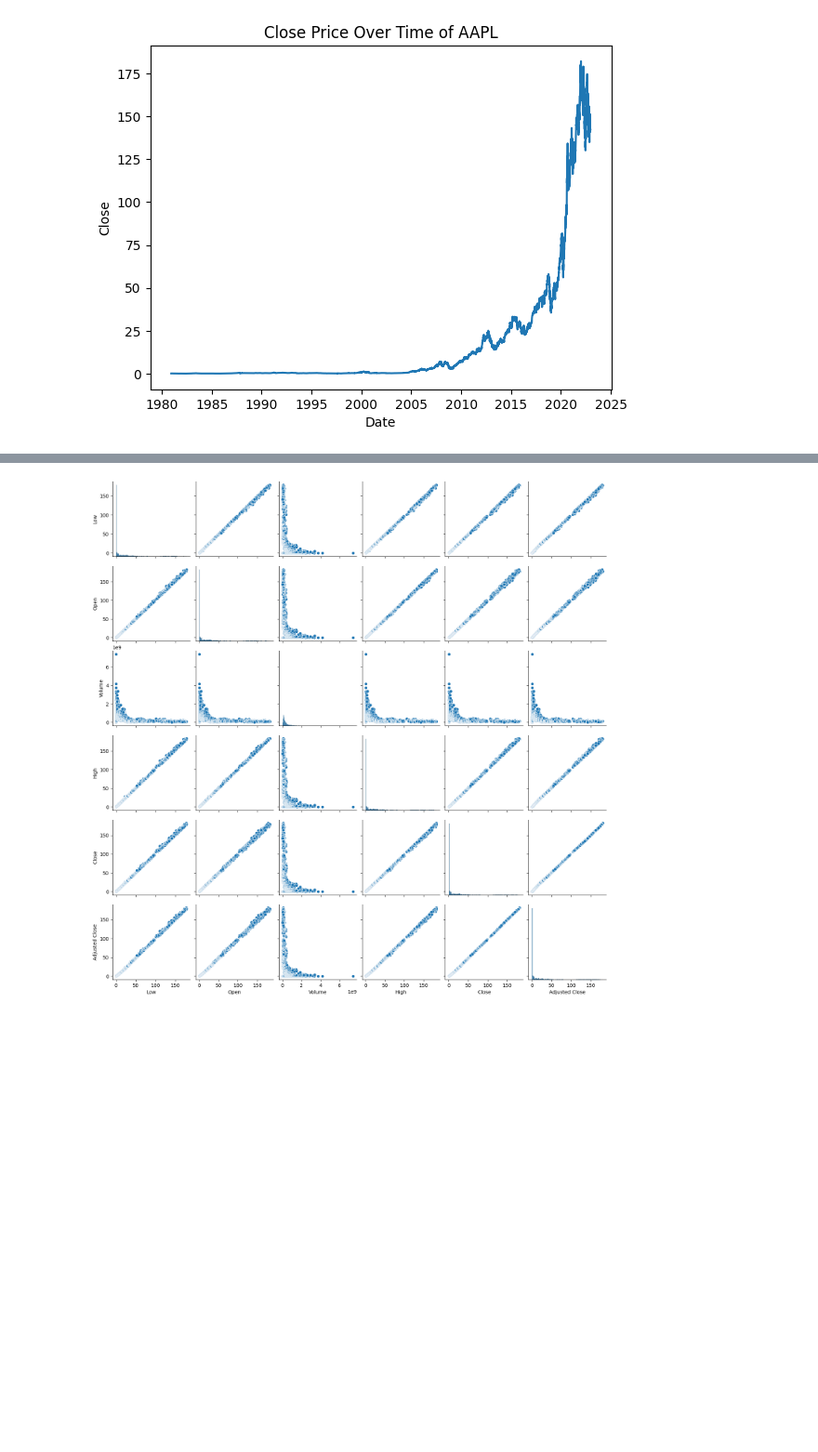
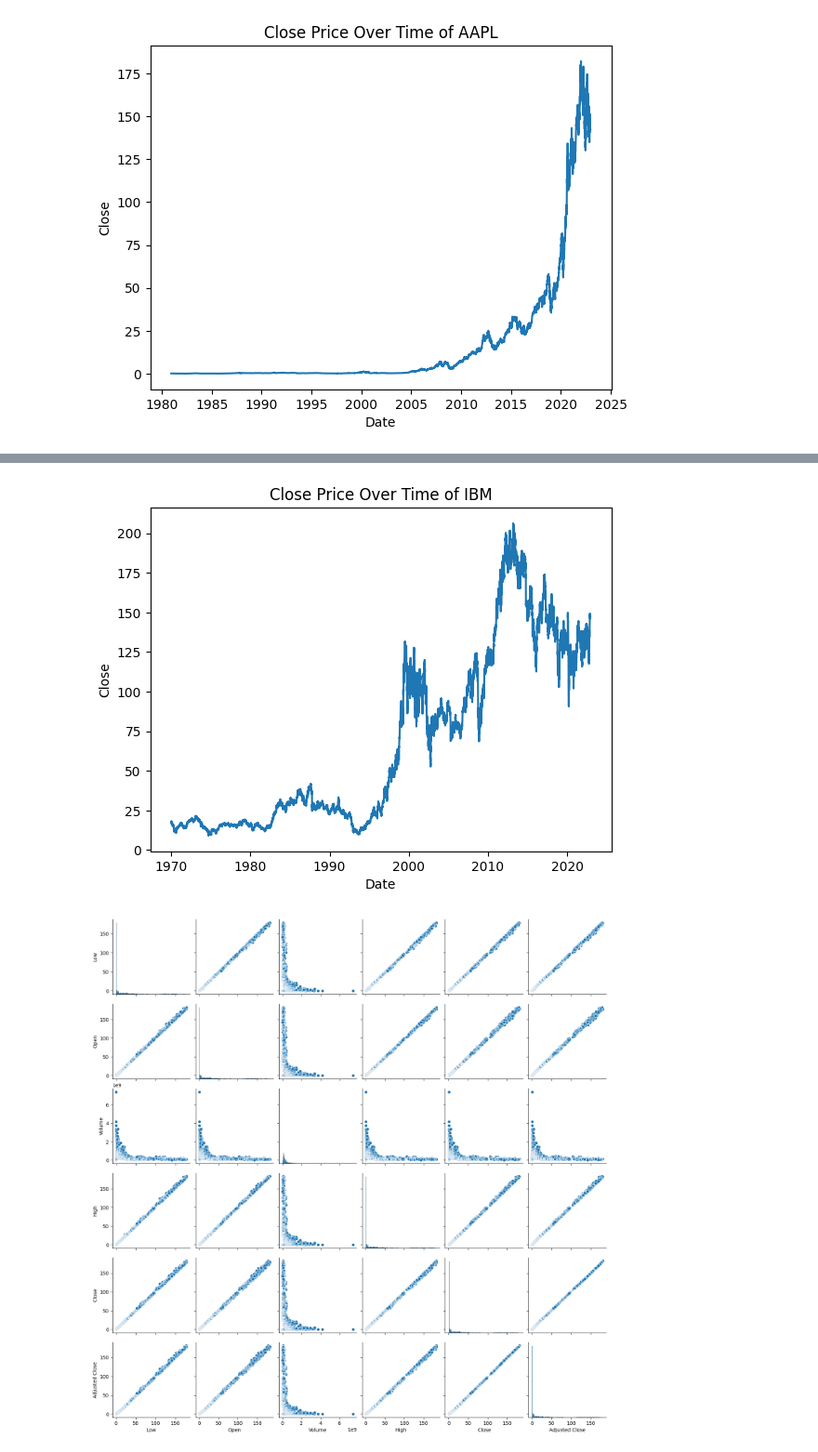
Before and after one commit to nicola-cecere/Stock_Market_TS_Prediction, a Jupyter notebook: dataAnalysis.ipynb, the cells around one changed output, grey strips where cells are left out. Shown at 93% size. Drawn from its saved outputs; the diff is of its cells as text; code cells hidden in the pictures; blank space fills up the shorter version.

```diff
--- a/dataAnalysis.ipynb
+++ b/dataAnalysis.ipynb
@@ -89,3 +93,7 @@ plot_column_over_time('Close', 'AAPL')
+# %%
+plot_column_over_time('Close', 'IBM')
+# %% [output]
+[figure, added]
 # %%
 def plot_features_relationships(ticker):
     sn.pairplot(df.loc[df['Ticker'] == ticker] )
```
Also changed, not shown: parts of 37 cells of this notebook, 3 other files.
